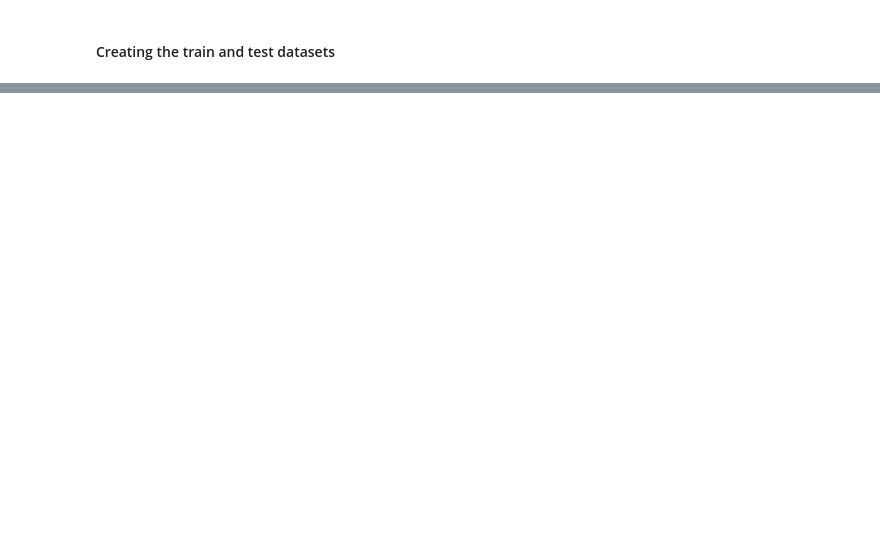
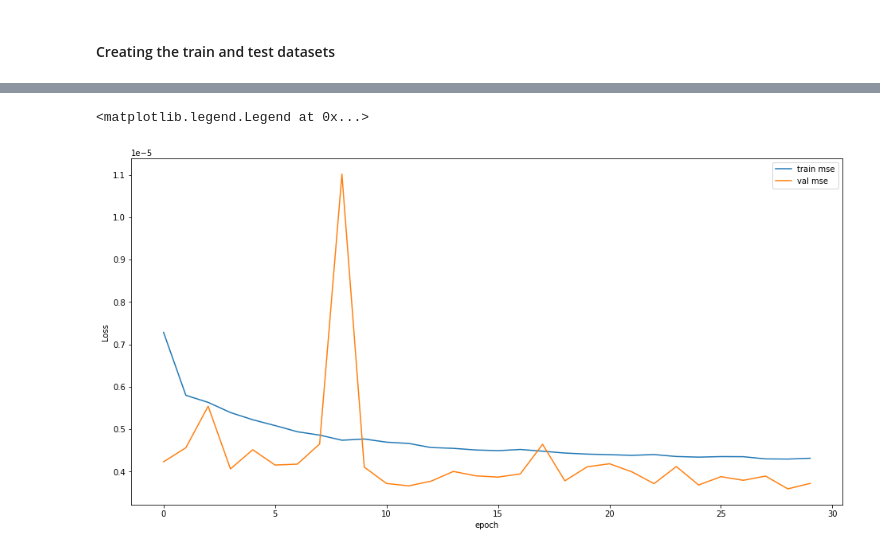
Before and after one commit to yashgoenka88/multivariate-time-series-cnn-lstm, a Jupyter notebook: notebooks/Stock Price Prediction.ipynb, the cells around one changed output, grey strips where cells are left out. Cells and saved outputs as stored; diff of their text form; code cells hidden in the pictures; blank space fills up the shorter version.

```diff
--- a/notebooks/Stock Price Prediction.ipynb
+++ b/notebooks/Stock Price Prediction.ipynb
@@ -366,0 +533,10 @@ print(len(test_X))
+# %%
+plt.figure(figsize=(16, 8))
+plt.plot(history.history['mse'], label='train mse')
+plt.plot(history.history['val_mse'], label='val mse')
+plt.xlabel("epoch")
+plt.ylabel("Loss")
+plt.legend()
+# %% [output]
+<matplotlib.legend.Legend at 0x...>
+[figure, added]
```
Also changed, not shown: parts of 41 cells of this notebook, 3 other files.
